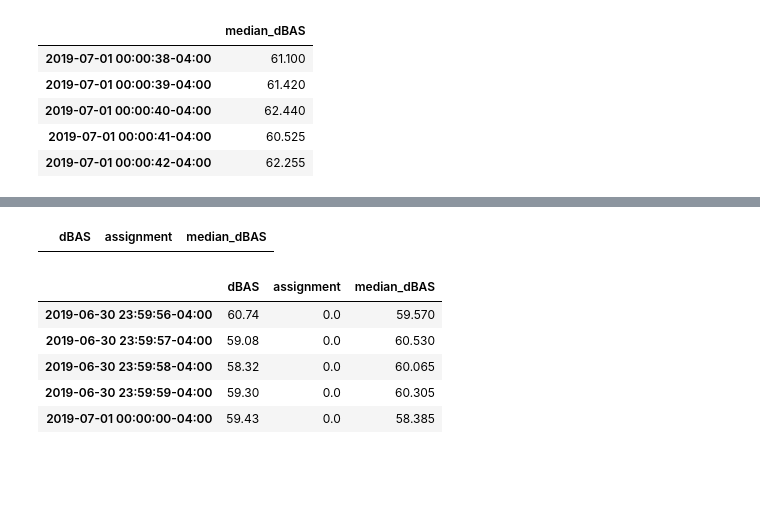
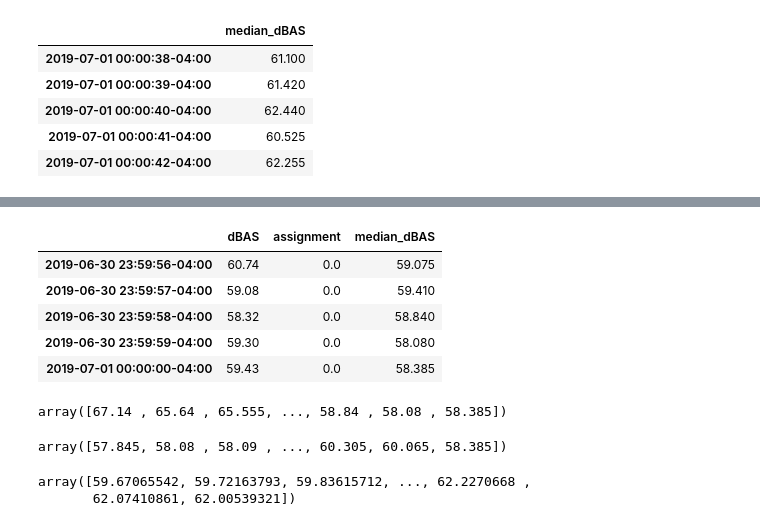
Before and after one commit to marin-hyatt/public-redhook-analysis, a Jupyter notebook: Truck_Analysis.ipynb, the cells around one changed output, grey strips where cells are left out. Drawn from its saved outputs; the diff is of its cells as text; code cells hidden in the pictures; blank space fills up the shorter version.

```diff
--- a/Truck_Analysis.ipynb
+++ b/Truck_Analysis.ipynb
@@ -1201,0 +1323,2 @@ weekday_medians_df.tail()
+# %%
+both_medians_df = weekday_medians_df.merge(weekend_medians_df, how='outer', left_index=True, right_index=True)
@@ -1201,0 +1334,4 @@ weekday_medians_df.tail()
+# %%
+both_medians_df['median_dBAS'] = \
+both_medians_df['median_dBAS_x'].where(both_medians_df['median_dBAS_y'].isnull(), \
+                                                                              both_medians_df['median_dBAS_y'])
@@ -1201,0 +1345,2 @@ weekday_medians_df.tail()
+# %%
+both_medians_df = both_medians_df.drop(['median_dBAS_x', 'median_dBAS_y'], axis=1)
@@ -1202,3 +1358,3 @@ weekday_medians_df.tail()
 # %%
-all_joined_df_cut_median = all_joined_df_cut.join(weekday_medians_df)
+all_joined_df_cut_median = all_joined_df_cut.join(both_medians_df)
 # %%
@@ -1233,15 +1370,25 @@ all_joined_df_cut_median.loc['2019-06-29 23:00:33-04:00']
 # %%
 removed_all_joined_df_cut_median = all_joined_df_cut_median[~all_joined_df_cut_median.index.duplicated()]
-# %%
-removed_all_joined_df_cut_median.loc[removed_all_joined_df_cut_median.index.duplicated()]
-# %% [output]
-|  | dBAS | assignment | median_dBAS |
 # %%
-all_joined_df_cut_median.tail()
+removed_all_joined_df_cut_median.tail()
 # %% [output]
 |  | dBAS | assignment | median_dBAS |
-| 2019-06-30 23:59:56-04:00 | 60.74 | 0.0 | 59.570 |
-| 2019-06-30 23:59:57-04:00 | 59.08 | 0.0 | 60.530 |
-| 2019-06-30 23:59:58-04:00 | 58.32 | 0.0 | 60.065 |
-| 2019-06-30 23:59:59-04:00 | 59.30 | 0.0 | 60.305 |
+| 2019-06-30 23:59:56-04:00 | 60.74 | 0.0 | 59.075 |
+| 2019-06-30 23:59:57-04:00 | 59.08 | 0.0 | 59.410 |
+| 2019-06-30 23:59:58-04:00 | 58.32 | 0.0 | 58.840 |
+| 2019-06-30 23:59:59-04:00 | 59.30 | 0.0 | 58.080 |
 | 2019-07-01 00:00:00-04:00 | 59.43 | 0.0 | 58.385 |
+# %%
+removed_all_joined_df_cut_median['median_dBAS'].values
+# %% [output]
+array([67.14 , 65.64 , 65.555, ..., 58.84 , 58.08 , 58.385])
+# %%
+scipy.signal.medfilt(removed_all_joined_df_cut_median['median_dBAS'].values, 3)[::1]
+# %% [output]
+array([57.845, 58.08 , 58.09 , ..., 60.305, 60.065, 58.385])
+# %%
+scipy.ndimage.filters.gaussian_filter(removed_all_joined_df_cut_median['median_dBAS'].values, \
+                                                                10)[::2]
+# %% [output]
+array([59.67065542, 59.72163793, 59.83615712, ..., 62.2270668 ,
+       62.07410861, 62.00539321])
```
Also changed, not shown: parts of 47 cells of this notebook, 8 other files.
